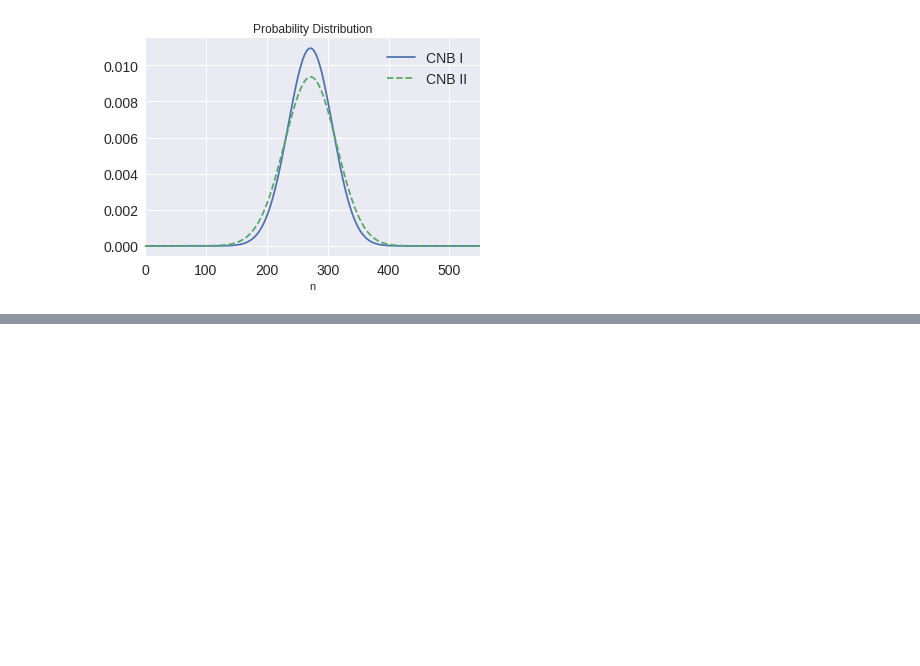
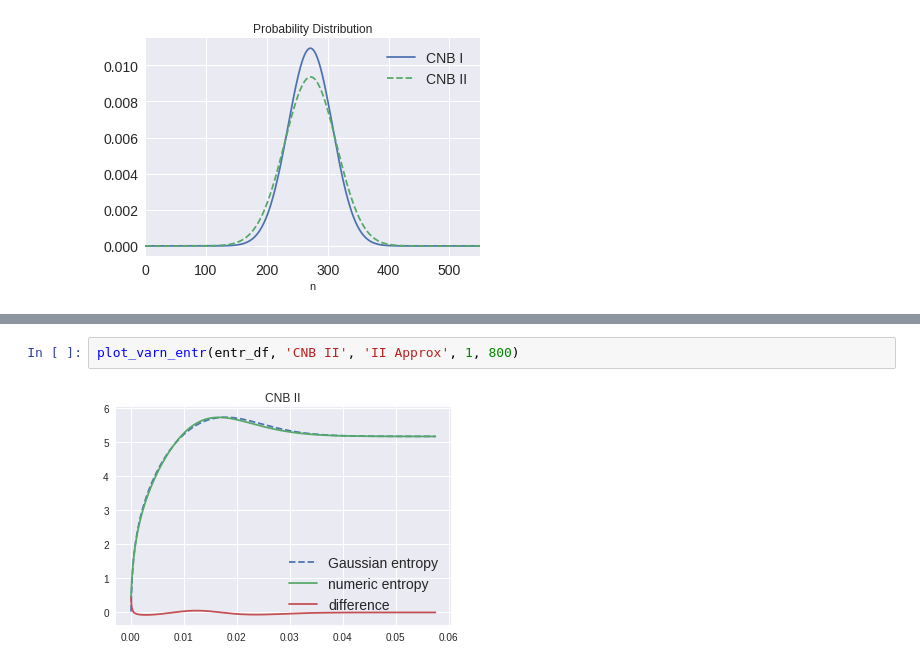
Before and after one commit to lffan/laser_entropy, a Jupyter notebook: ode_cnb/CNB_N1600_master_eq.ipynb, the cells around one changed output, grey strips where cells are left out. Drawn from its saved outputs; the diff is of its cells as text; blank space fills up the shorter version.

```diff
--- a/ode_cnb/CNB_N1600_master_eq.ipynb
+++ b/ode_cnb/CNB_N1600_master_eq.ipynb
@@ -107,0 +232,4 @@ plt.title("Probability Distribution")
+# %%
+plot_varn_entr(entr_df, 'CNB II', 'II Approx', 1, 800)
+# %% [output]
+[figure, added]
```
Also changed, not shown: parts of 19 cells of this notebook, 1 other file.
